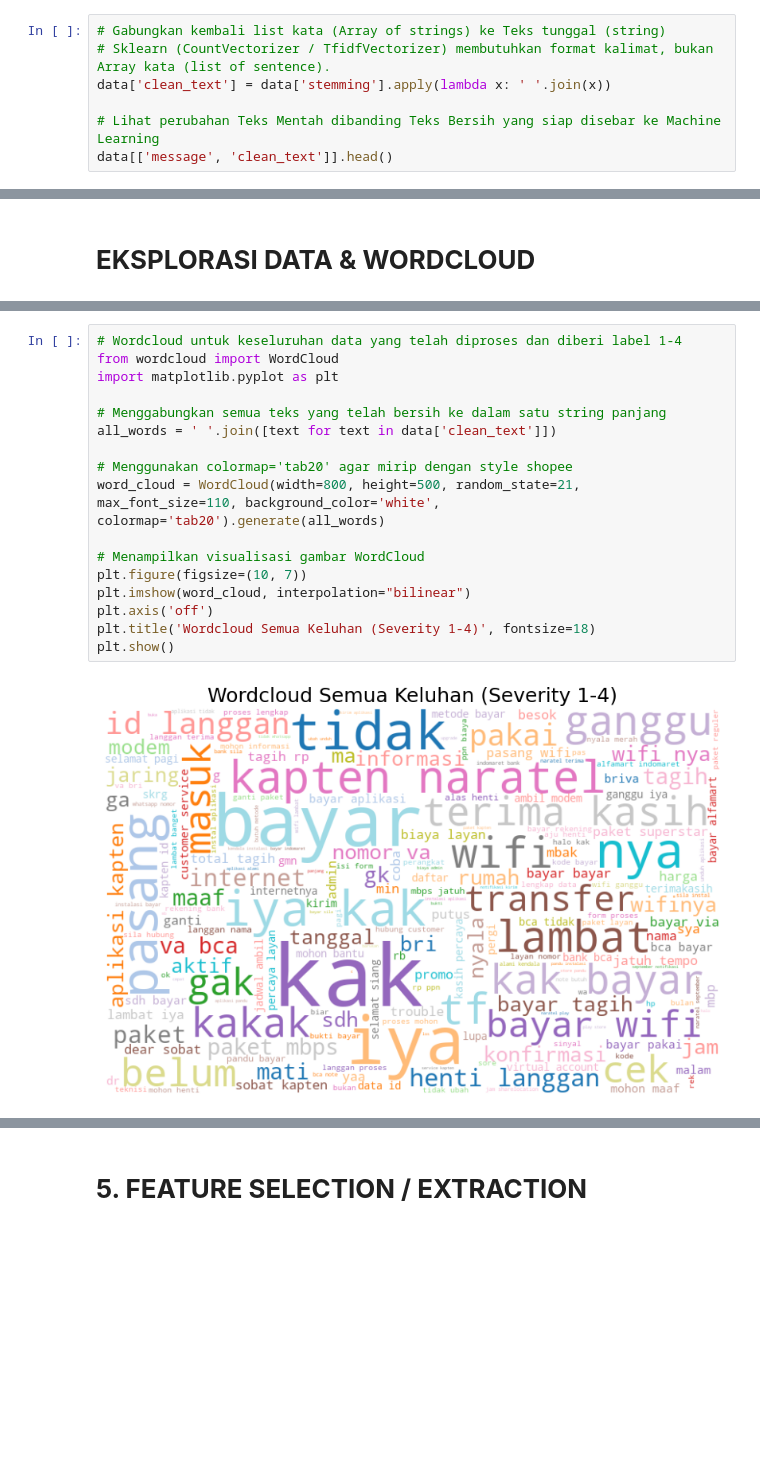
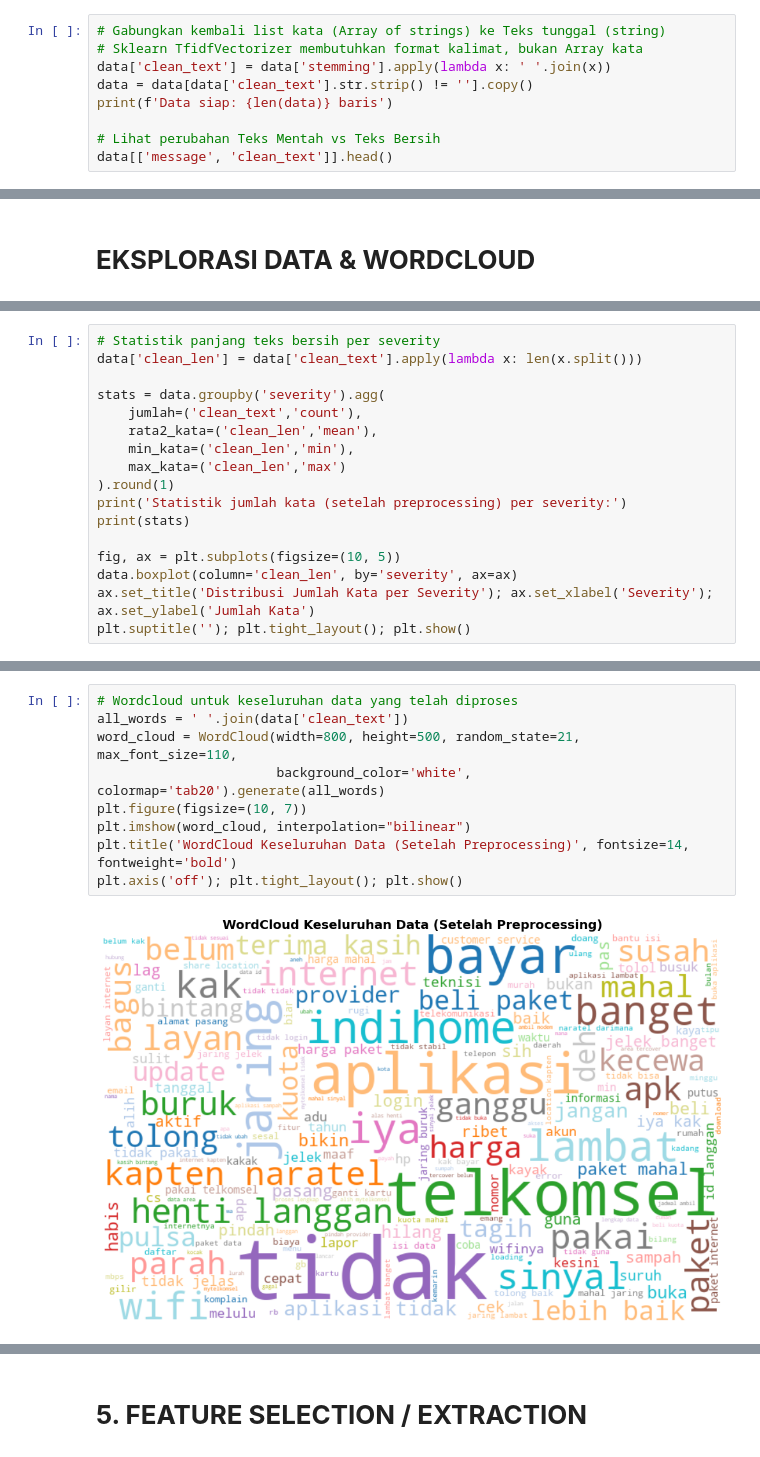
Before and after one commit to Fyodor-DOs/customer-churn-prediction, a Jupyter notebook: notebook/NLP_Pipeline.ipynb, the cells around one changed output, grey strips where cells are left out. Cells and saved outputs as stored; diff of their text form; blank space fills up the shorter version.

```diff
--- a/notebook/NLP_Pipeline.ipynb
+++ b/notebook/NLP_Pipeline.ipynb
@@ -313,8 +276,10 @@ Jumlah term total yang akan disederhanakan: 7337
 # %%
 # Gabungkan kembali list kata (Array of strings) ke Teks tunggal (string)
-# Sklearn (CountVectorizer / TfidfVectorizer) membutuhkan format kalimat, bukan Array kata (list of sentence).
+# Sklearn TfidfVectorizer membutuhkan format kalimat, bukan Array kata
 data['clean_text'] = data['stemming'].apply(lambda x: ' '.join(x))
+data = data[data['clean_text'].str.strip() != ''].copy()
+print(f'Data siap: {len(data)} baris')
 
-# Lihat perubahan Teks Mentah dibanding Teks Bersih yang siap disebar ke Machine Learning
+# Lihat perubahan Teks Mentah vs Teks Bersih
 data[['message', 'clean_text']].head()
 # %% [output]
@@ -418,0 +323,17 @@ plt.show()
+# %%
+# Statistik panjang teks bersih per severity
+data['clean_len'] = data['clean_text'].apply(lambda x: len(x.split()))
+
+stats = data.groupby('severity').agg(
+    jumlah=('clean_text','count'),
+    rata2_kata=('clean_len','mean'),
+    min_kata=('clean_len','min'),
+    max_kata=('clean_len','max')
+).round(1)
+print('Statistik jumlah kata (setelah preprocessing) per severity:')
+print(stats)
+
+fig, ax = plt.subplots(figsize=(10, 5))
+data.boxplot(column='clean_len', by='severity', ax=ax)
+ax.set_title('Distribusi Jumlah Kata per Severity'); ax.set_xlabel('Severity'); ax.set_ylabel('Jumlah Kata')
+plt.suptitle(''); plt.tight_layout(); plt.show()
@@ -419,19 +368,11 @@ plt.show()
 # %%
-# Wordcloud untuk keseluruhan data yang telah diproses dan diberi label 1-4
-from wordcloud import WordCloud
-import matplotlib.pyplot as plt
-
-# Menggabungkan semua teks yang telah bersih ke dalam satu string panjang
-all_words = ' '.join([text for text in data['clean_text']])
-
-# Menggunakan colormap='tab20' agar mirip dengan style shopee
-word_cloud = WordCloud(width=800, height=500, random_state=21, max_font_size=110, background_color='white', colormap='tab20').generate(all_words)
-
-# Menampilkan visualisasi gambar WordCloud
+# Wordcloud untuk keseluruhan data yang telah diproses
+all_words = ' '.join(data['clean_text'])
+word_cloud = WordCloud(width=800, height=500, random_state=21, max_font_size=110,
+                       background_color='white', colormap='tab20').generate(all_words)
 plt.figure(figsize=(10, 7))
 plt.imshow(word_cloud, interpolation="bilinear")
-plt.axis('off')
-plt.title('Wordcloud Semua Keluhan (Severity 1-4)', fontsize=18)
-plt.show()
+plt.title('WordCloud Keseluruhan Data (Setelah Preprocessing)', fontsize=14, fontweight='bold')
+plt.axis('off'); plt.tight_layout(); plt.show()
 # %% [output]
-[figure, old version]
+[figure, new version]
```
Also changed, not shown: parts of 43 cells of this notebook, 1 other file.
